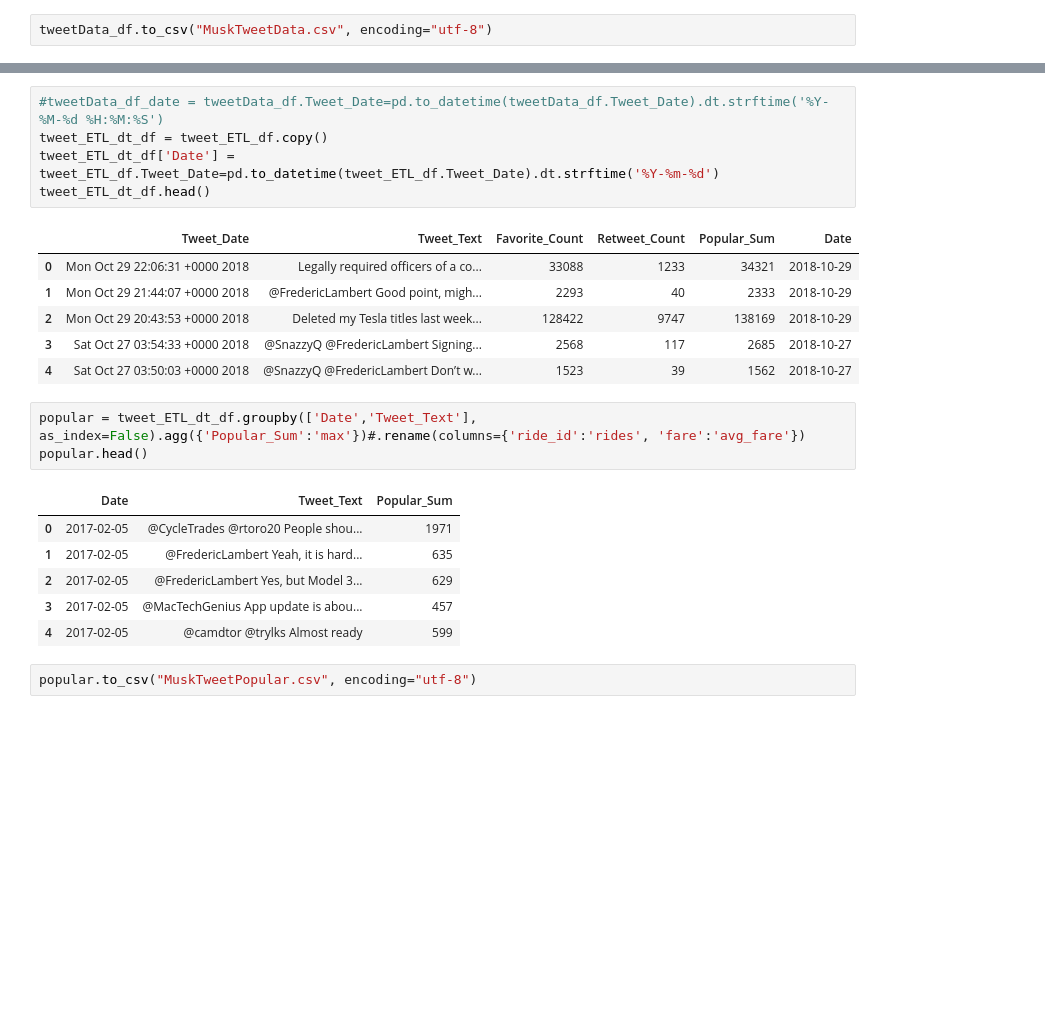
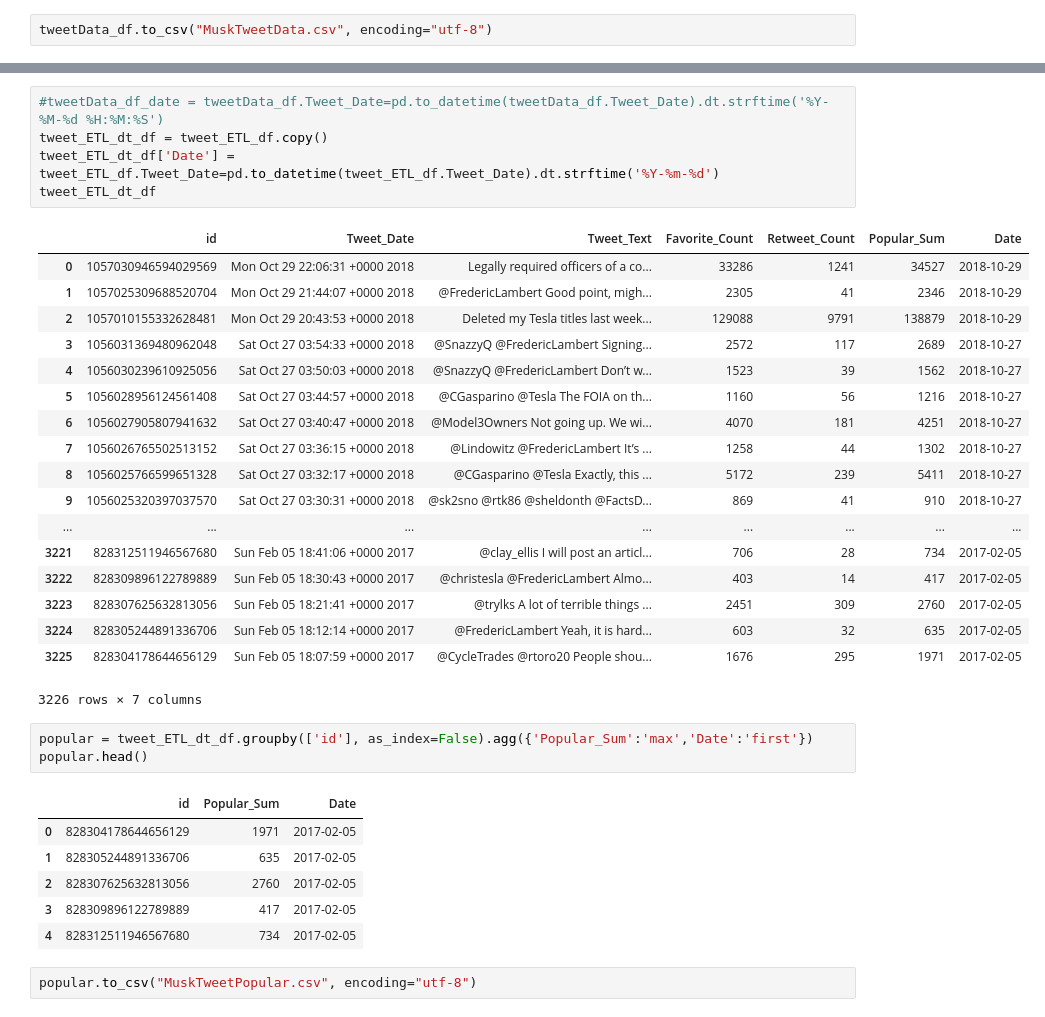
Before and after one commit to khrysvaughan/ETL_Project-Two, a Jupyter notebook: twitter_pandas.ipynb, the cells around one changed output, grey strips where cells are left out. Saved outputs shown, nothing was run; the diff lists cells and outputs as text; blank space fills up the shorter version.

Commit message:
group by issue

```diff
--- a/twitter_pandas.ipynb
+++ b/twitter_pandas.ipynb
@@ -74,24 +74,36 @@ tweet_ETL_df.head()
 # %%
 #tweetData_df_date = tweetData_df.Tweet_Date=pd.to_datetime(tweetData_df.Tweet_Date).dt.strftime('%Y-%M-%d %H:%M:%S')
 tweet_ETL_dt_df = tweet_ETL_df.copy()
 tweet_ETL_dt_df['Date'] = tweet_ETL_df.Tweet_Date=pd.to_datetime(tweet_ETL_df.Tweet_Date).dt.strftime('%Y-%m-%d')
-tweet_ETL_dt_df.head()
+tweet_ETL_dt_df
 # %% [output]
-|  | Tweet_Date | Tweet_Text | Favorite_Count | Retweet_Count | Popular_Sum | Date |
-| 0 | Mon Oct 29 22:06:31 +0000 2018 | Legally required officers of a co... | 33088 | 1233 | 34321 | 2018-10-29 |
-| 1 | Mon Oct 29 21:44:07 +0000 2018 | @FredericLambert Good point, migh... | 2293 | 40 | 2333 | 2018-10-29 |
-| 2 | Mon Oct 29 20:43:53 +0000 2018 | Deleted my Tesla titles last week... | 128422 | 9747 | 138169 | 2018-10-29 |
-| 3 | Sat Oct 27 03:54:33 +0000 2018 | @SnazzyQ @FredericLambert Signing... | 2568 | 117 | 2685 | 2018-10-27 |
-| 4 | Sat Oct 27 03:50:03 +0000 2018 | @SnazzyQ @FredericLambert Don’t w... | 1523 | 39 | 1562 | 2018-10-27 |
+|  | id | Tweet_Date | Tweet_Text | Favorite_Count | Retweet_Count | Popular_Sum | Date |
+| 0 | 1057030946594029569 | Mon Oct 29 22:06:31 +0000 2018 | Legally required officers of a co... | 33286 | 1241 | 34527 | 2018-10-29 |
+| 1 | 1057025309688520704 | Mon Oct 29 21:44:07 +0000 2018 | @FredericLambert Good point, migh... | 2305 | 41 | 2346 | 2018-10-29 |
+| 2 | 1057010155332628481 | Mon Oct 29 20:43:53 +0000 2018 | Deleted my Tesla titles last week... | 129088 | 9791 | 138879 | 2018-10-29 |
+| 3 | 1056031369480962048 | Sat Oct 27 03:54:33 +0000 2018 | @SnazzyQ @FredericLambert Signing... | 2572 | 117 | 2689 | 2018-10-27 |
+| 4 | 1056030239610925056 | Sat Oct 27 03:50:03 +0000 2018 | @SnazzyQ @FredericLambert Don’t w... | 1523 | 39 | 1562 | 2018-10-27 |
+| 5 | 1056028956124561408 | Sat Oct 27 03:44:57 +0000 2018 | @CGasparino @Tesla The FOIA on th... | 1160 | 56 | 1216 | 2018-10-27 |
+| 6 | 1056027905807941632 | Sat Oct 27 03:40:47 +0000 2018 | @Model3Owners Not going up. We wi... | 4070 | 181 | 4251 | 2018-10-27 |
+| 7 | 1056026765502513152 | Sat Oct 27 03:36:15 +0000 2018 | @Lindowitz @FredericLambert It’s ... | 1258 | 44 | 1302 | 2018-10-27 |
+| 8 | 1056025766599651328 | Sat Oct 27 03:32:17 +0000 2018 | @CGasparino @Tesla Exactly, this ... | 5172 | 239 | 5411 | 2018-10-27 |
+| 9 | 1056025320397037570 | Sat Oct 27 03:30:31 +0000 2018 | @sk2sno @rtk86 @sheldonth @FactsD... | 869 | 41 | 910 | 2018-10-27 |
+| ... | ... | ... | ... | ... | ... | ... | ... |
+| 3221 | 828312511946567680 | Sun Feb 05 18:41:06 +0000 2017 | @clay_ellis I will post an articl... | 706 | 28 | 734 | 2017-02-05 |
+| 3222 | 828309896122789889 | Sun Feb 05 18:30:43 +0000 2017 | @christesla @FredericLambert Almo... | 403 | 14 | 417 | 2017-02-05 |
+| 3223 | 828307625632813056 | Sun Feb 05 18:21:41 +0000 2017 | @trylks A lot of terrible things ... | 2451 | 309 | 2760 | 2017-02-05 |
+| 3224 | 828305244891336706 | Sun Feb 05 18:12:14 +0000 2017 | @FredericLambert Yeah, it is hard... | 603 | 32 | 635 | 2017-02-05 |
+| 3225 | 828304178644656129 | Sun Feb 05 18:07:59 +0000 2017 | @CycleTrades @rtoro20 People shou... | 1676 | 295 | 1971 | 2017-02-05 |
+3226 rows × 7 columns
 # %%
-popular = tweet_ETL_dt_df.groupby(['Date','Tweet_Text'], as_index=False).agg({'Popular_Sum':'max'})#.rename(columns={'ride_id':'rides', 'fare':'avg_fare'})
+popular = tweet_ETL_dt_df.groupby(['id'], as_index=False).agg({'Popular_Sum':'max','Date':'first'})
 popular.head()
 # %% [output]
-|  | Date | Tweet_Text | Popular_Sum |
-| 0 | 2017-02-05 | @CycleTrades @rtoro20 People shou... | 1971 |
-| 1 | 2017-02-05 | @FredericLambert Yeah, it is hard... | 635 |
-| 2 | 2017-02-05 | @FredericLambert Yes, but Model 3... | 629 |
-| 3 | 2017-02-05 | @MacTechGenius App update is abou... | 457 |
-| 4 | 2017-02-05 | @camdtor @trylks Almost ready | 599 |
+|  | id | Popular_Sum | Date |
+| 0 | 828304178644656129 | 1971 | 2017-02-05 |
+| 1 | 828305244891336706 | 635 | 2017-02-05 |
+| 2 | 828307625632813056 | 2760 | 2017-02-05 |
+| 3 | 828309896122789889 | 417 | 2017-02-05 |
+| 4 | 828312511946567680 | 734 | 2017-02-05 |
 # %%
 popular.to_csv("MuskTweetPopular.csv", encoding="utf-8")
```
Also changed, not shown: parts of 4 cells of this notebook, 2 other files.
